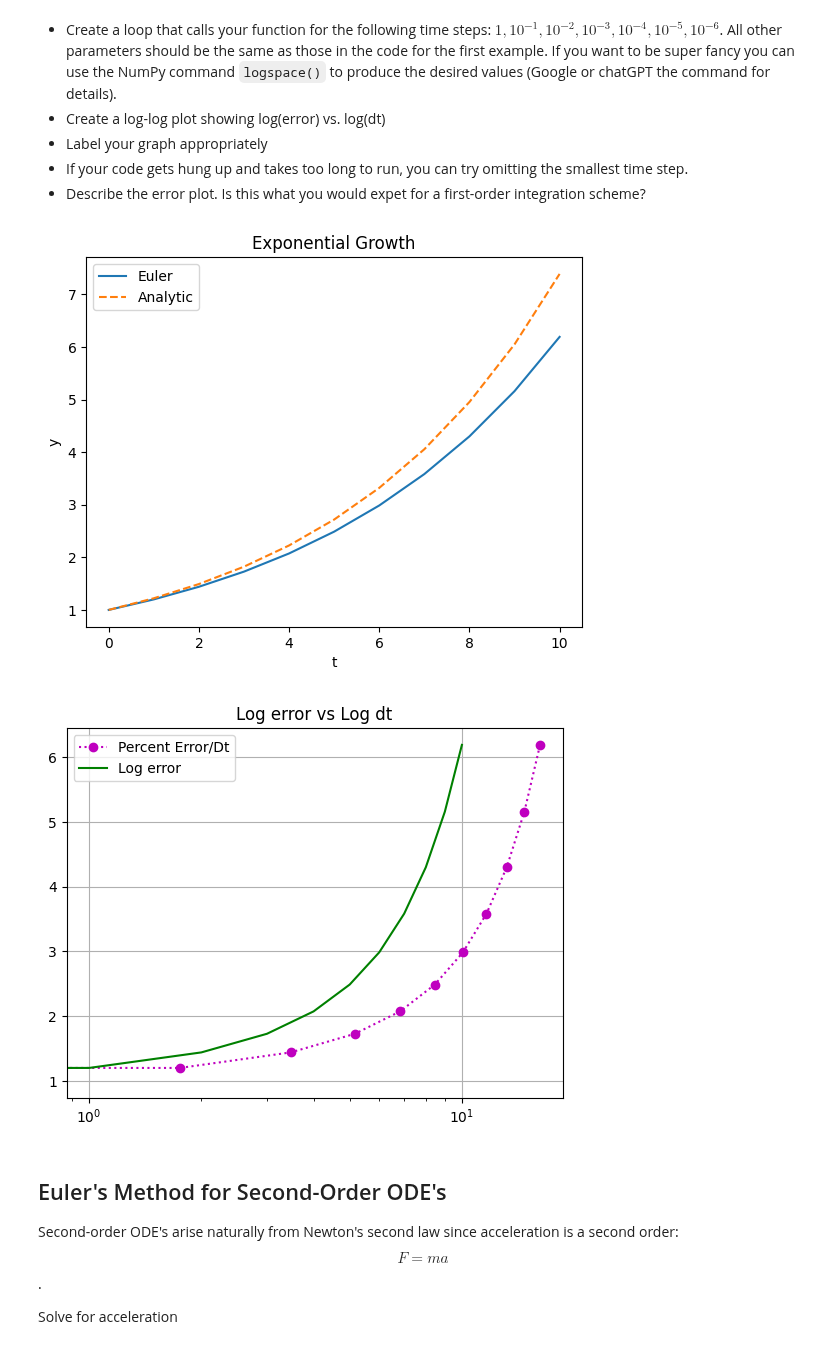
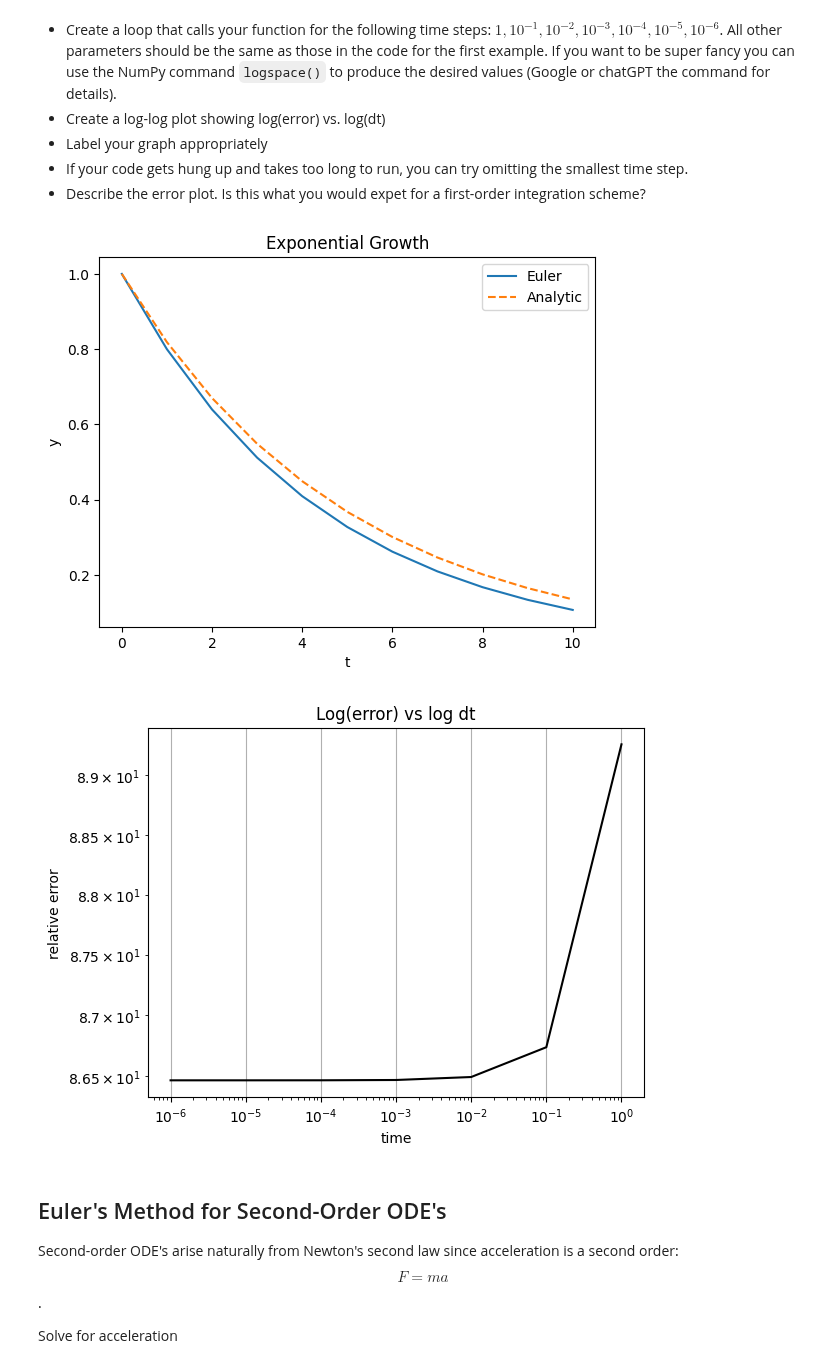
Before and after one commit to jakeTHEEsnak8/Computational-Physics, a Jupyter notebook: ode_1.ipynb, the cells around one changed output. Saved outputs shown, nothing was run; the diff lists cells and outputs as text; code cells hidden in the pictures.

```diff
--- a/ode_1.ipynb
+++ b/ode_1.ipynb
@@ -238,63 +238,62 @@ def euler_error(dt):
 
     a  = -0.2            # decay constant
     tmax = 10             # maximum time
-    dt   = 1              # time step
     y0   = 1              # initial value of y
 
 
-#########  Create Arrays  #########
+    #########  Create Arrays  #########
 
-N = int(tmax/dt)+1    # number of steps in simulation
+    N = int(tmax/dt)+1    # number of steps in simulation
 
-y = np.zeros(N)       # array to store y values
-t = np.zeros(N)       # array to store times
+    y = np.zeros(N)       # array to store y values
+    t = np.zeros(N)       # array to store times
 
-y[0] = y0             # assign initial value
+    y[0] = y0             # assign initial value
 
 
-#########  Loop to implement the Euler update rule  #########
+    #########  Loop to implement the Euler update rule  #########
 
-for n in range(N-1):
+    for n in range(N-1):
 
-    y[n+1] = y[n] + a*y[n]*dt
-    t[n+1] = t[n] + dt
+        y[n+1] = y[n] + a*y[n]*dt
+        t[n+1] = t[n] + dt
 
 
-#########  Analytic Solution  #########
+    #########  Analytic Solution  #########
 
-y_true = y0 * np.exp(a*t)
-
+    y_true = y0 * np.exp(a*t)
+    y_analytic = np.abs(y[-1]-y_true[-1]/y_true[-1])*100
+    return y_analytic
+    print("Error = ",euler_error(.01))
 
 #########  Plot Solution  #########
 
 plt.plot(t, y, label='Euler')
 plt.plot(t, y_true, '--', label='Analytic')
 
 plt.xlabel('t')                  # label the x and y axes
 plt.ylabel('y')
 plt.title("Exponential Growth")  # give the plot a title
 plt.legend()                     # display the legend
 plt.show()                       # display the plot
 
 
 
 
 
-for b in range(N-1):
-    e = np.logspace(start=1, stop=-6, num =6) #log space defaults the values to base 10
-                            #time steps from
-    l = y-y_true
-x = np.abs(l)/y_true * 100
-plt.plot (x, y, 'mo:', label = "Percent Error/Dt")
-y[b+1] = y[b] + a*y[b]*dt
-t[b+1] = t[b] + dt
-plt.plot(t,y, 'g-', label= "Log error")
-plt.xscale('log')
-plt.yscale('linear')
-plt.legend()
+
+
+dts = np.array([1,1e-1,1e-2,1e-3,1e-4,1e-5,1e-6])
+err = np.zeros(dts.shape)
+for k,dt in enumerate(dts):
+    err[k] = euler_error(dt)
+
+plt.loglog(dts,err,'k-')
+plt.xlabel('time')
+plt.ylabel('relative error')
+plt.title("Log(error) vs log dt")
 plt.grid(True)
-plt.title('Log error vs Log dt')
 plt.show()
 # %% [output]
-[figure, old version]
+[figure, new version]
-[figure, old version]
+[figure, new version]
```
Also changed, not shown: parts of 1 cell of this notebook.
